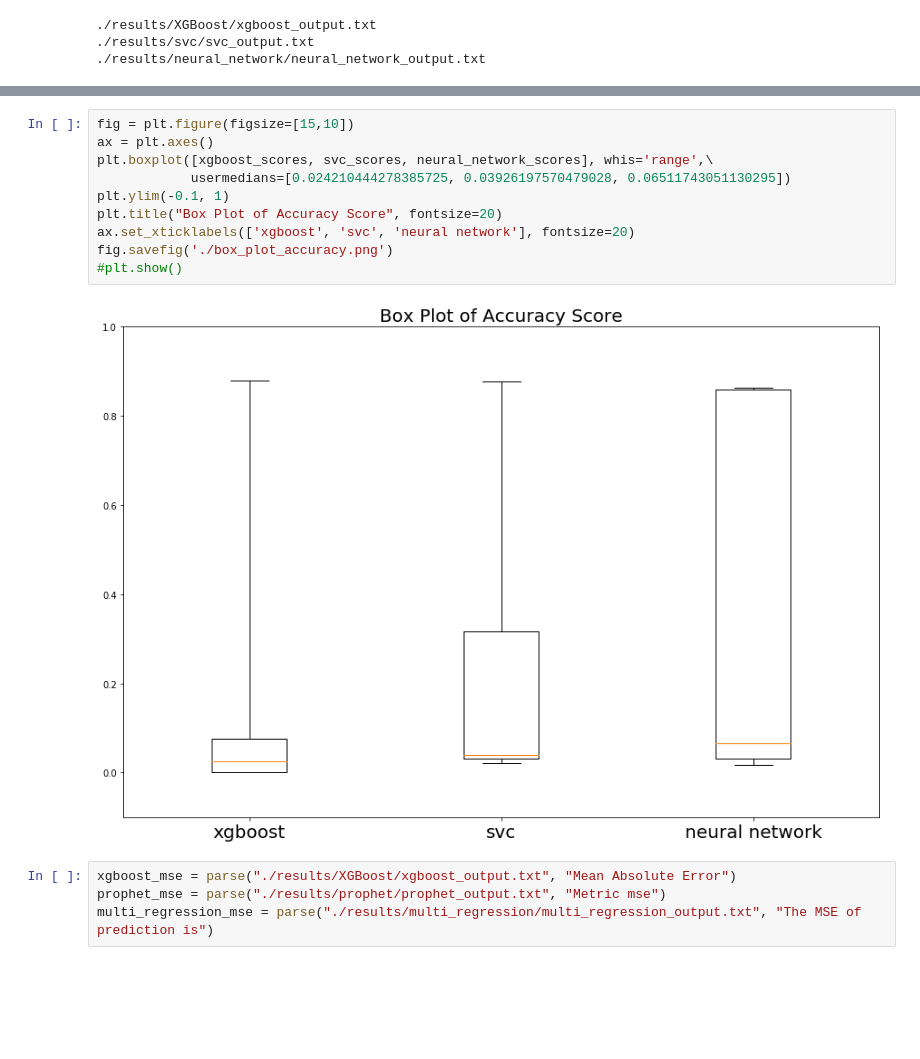
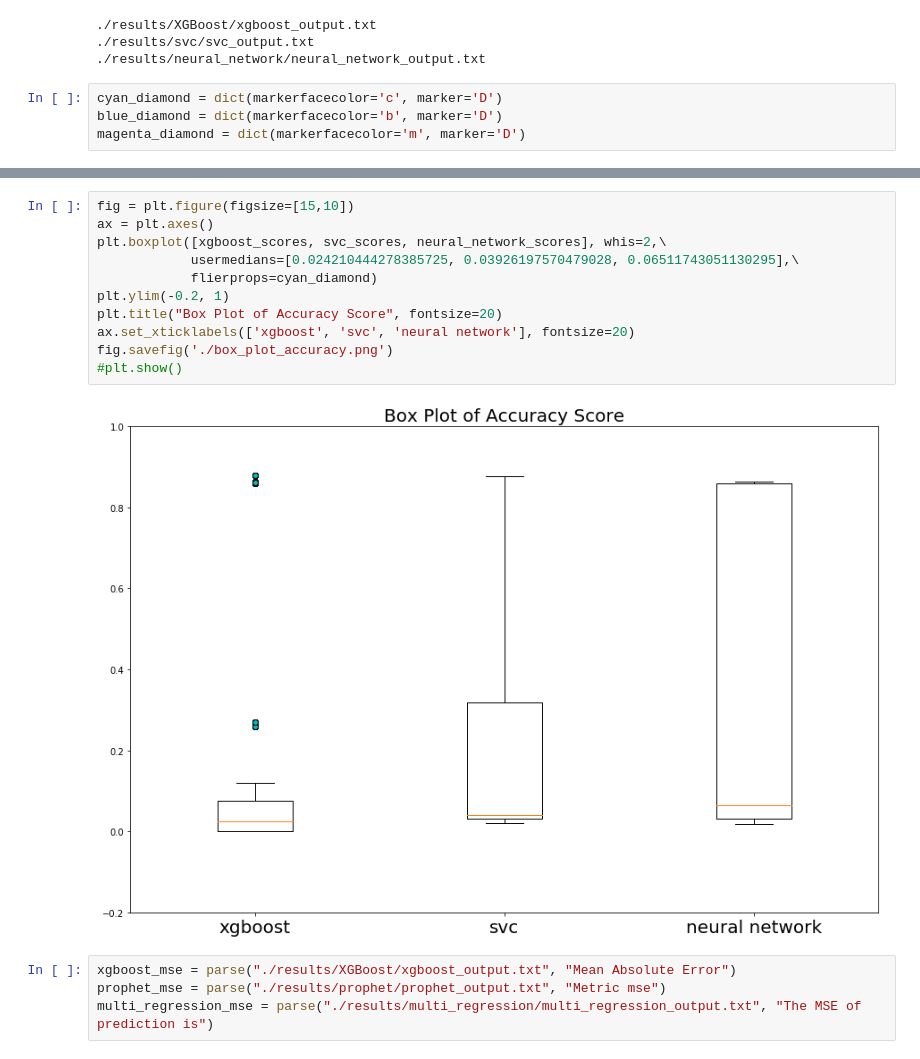
Before and after one commit to Heronalps/Seneca, a Jupyter notebook: notebooks/box_plot.ipynb, the cells around one changed output, grey strips where cells are left out. Saved outputs shown, nothing was run; the diff lists cells and outputs as text; blank space fills up the shorter version.

```diff
--- a/notebooks/box_plot.ipynb
+++ b/notebooks/box_plot.ipynb
@@ -29,3 +29,7 @@ neural_network_scores = parse("./results/neural_network/neural_network_output.tx
 ./results/XGBoost/xgboost_output.txt
 ./results/svc/svc_output.txt
 ./results/neural_network/neural_network_output.txt
+# %%
+cyan_diamond = dict(markerfacecolor='c', marker='D')
+blue_diamond = dict(markerfacecolor='b', marker='D')
+magenta_diamond = dict(markerfacecolor='m', marker='D')
@@ -32,15 +64,16 @@ neural_network_scores = parse("./results/neural_network/neural_network_output.tx
 # %%
 fig = plt.figure(figsize=[15,10])
 ax = plt.axes()
-plt.boxplot([xgboost_scores, svc_scores, neural_network_scores], whis='range',\
-            usermedians=[0.024210444278385725, 0.03926197570479028, 0.06511743051130295])
-plt.ylim(-0.1, 1)
+plt.boxplot([xgboost_scores, svc_scores, neural_network_scores], whis=2,\
+            usermedians=[0.024210444278385725, 0.03926197570479028, 0.06511743051130295],\
+            flierprops=cyan_diamond)
+plt.ylim(-0.2, 1)
 plt.title("Box Plot of Accuracy Score", fontsize=20)
 ax.set_xticklabels(['xgboost', 'svc', 'neural network'], fontsize=20)
 fig.savefig('./box_plot_accuracy.png')
 #plt.show()
 # %% [output]
-[figure, old version]
+[figure, new version]
 # %%
 xgboost_mse = parse("./results/XGBoost/xgboost_output.txt", "Mean Absolute Error")
 prophet_mse = parse("./results/prophet/prophet_output.txt", "Metric mse")
```
Also changed, not shown: parts of 6 cells of this notebook, 18 other files.
